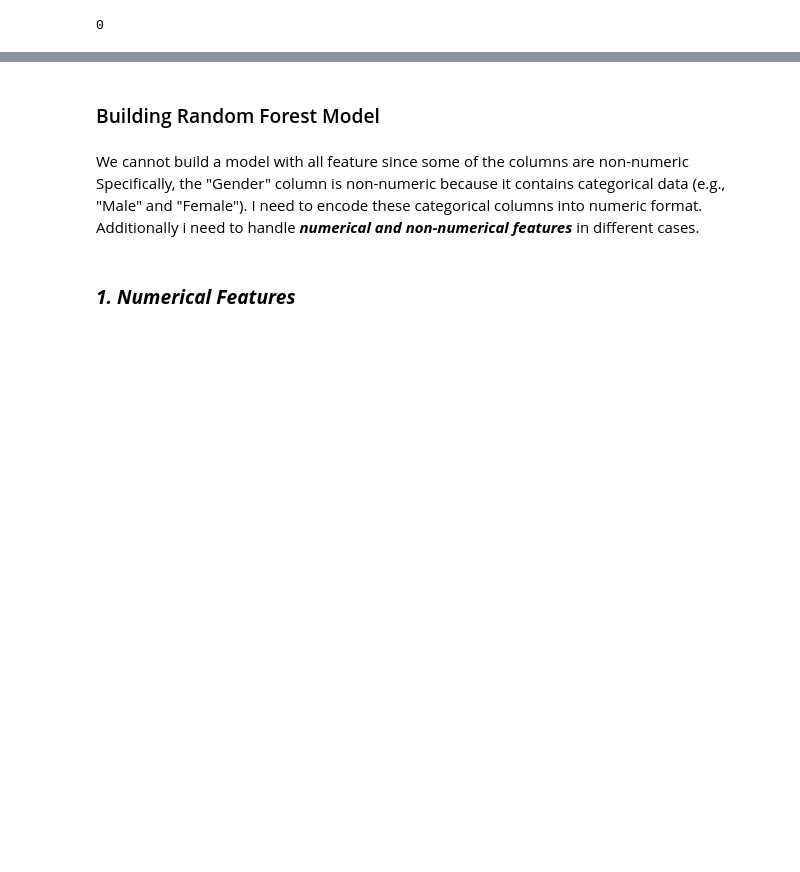
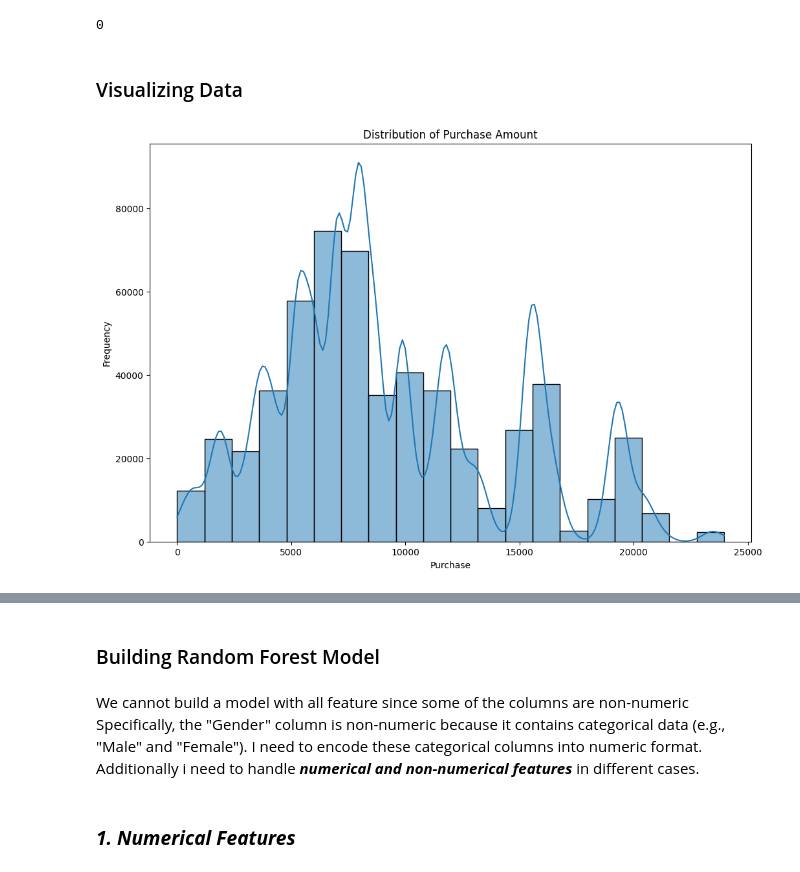
Before and after one commit to gulce0/IE-423, a Jupyter notebook: Task_3_Gülce_Yıldız.ipynb, the cells around one changed output, grey strips where cells are left out. Saved outputs shown, nothing was run; the diff lists cells and outputs as text; code cells hidden in the pictures; blank space fills up the shorter version.

```diff
--- a/Task_3_Gülce_Yıldız.ipynb
+++ b/Task_3_Gülce_Yıldız.ipynb
@@ -32,3 +33,14 @@ X = dfCust.drop(['Purchase'],axis=1)
 X_train, X_test, y_train, y_test = train_test_split(X,y,train_size=0.8, test_size=0.2,random_state=1)
 # %% [output]
 0
+# %% [markdown]
+### Visualizing Data
+# %%
+plt.figure(figsize=(12, 8))
+sns.histplot(dfCust['Purchase'], bins=20, kde=5)
+plt.title('Distribution of Purchase Amount')
+plt.xlabel('Purchase')
+plt.ylabel('Frequency')
+plt.show()
+# %% [output]
+[figure, added]
```
Also changed, not shown: parts of 3 cells of this notebook.
